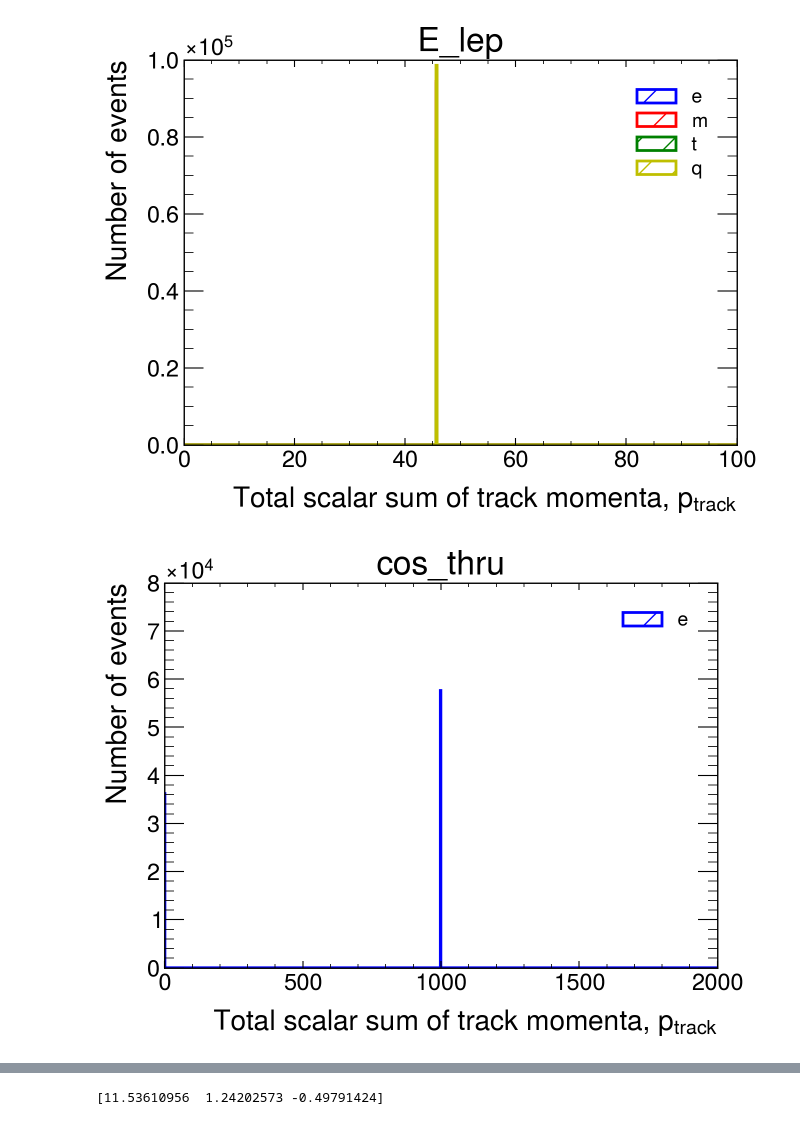
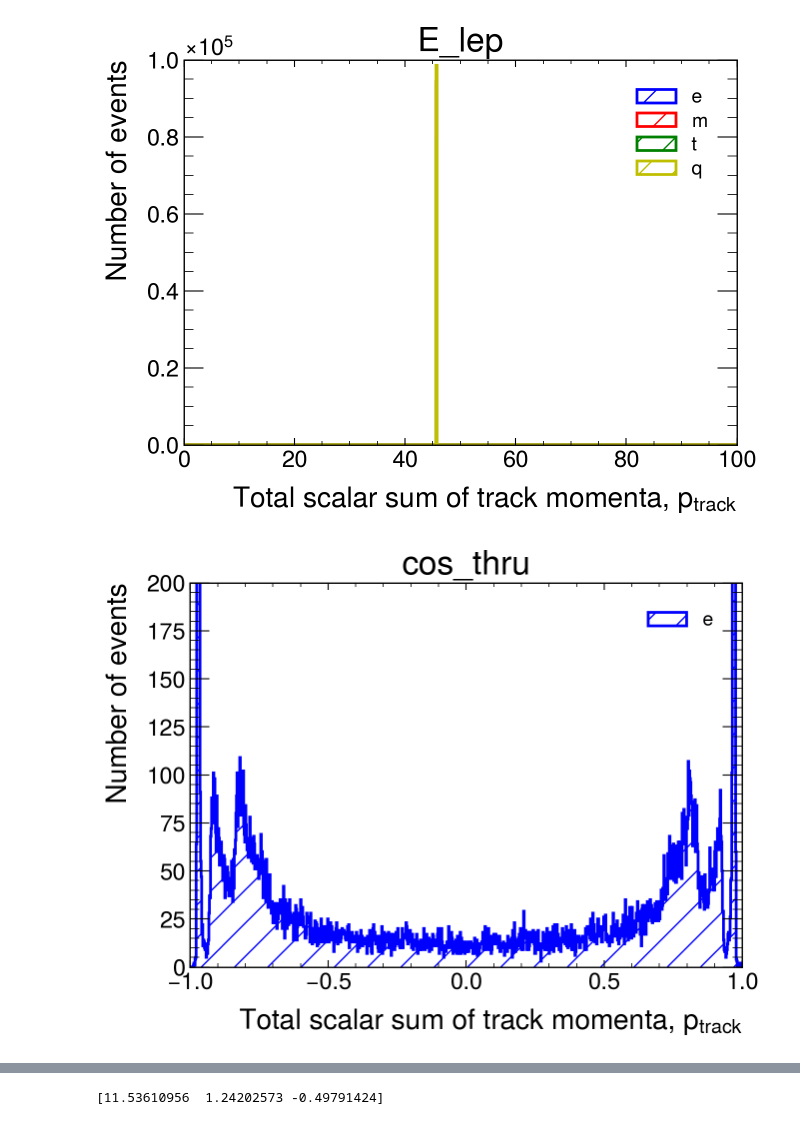
Before and after one commit to lukasg96/z0-precisionmeasurement, a Jupyter notebook: z0_experiment.ipynb, the cells around one changed output, grey strips where cells are left out. Cells and saved outputs as stored; diff of their text form; code cells hidden in the pictures.

```diff
--- a/z0_experiment.ipynb
+++ b/z0_experiment.ipynb
@@ -404,36 +388,36 @@ plt.show()
 # %%
 plt.style.use(mplhep.style.ATLAS) # You can load ATLAS/CMS/ALICE plot style
 plt.figure(figsize=(7,5))
 
 #bin_content, bin_edges, _ = plt.hist(pchar[mymask], bins=1000, range=(0.,200.), histtype='step',  linewidth=2, edgecolor='b', hatch='/', label='Pcharged')
 
-bin_content, bin_edges, _ = plt.hist(costhru[0], bins=1000, range=(-1,2000), histtype='step',  linewidth=2, edgecolor='b', hatch='/', label='e')
-#bin_content, bin_edges, _ = plt.hist(costhru[1], bins=1000, range=(-1,1.), histtype='step',  linewidth=2, edgecolor='r', hatch='/', label='m')
-#bin_content, bin_edges, _ = plt.hist(costhru[2], bins=1000, range=(-1,1.), histtype='step',  linewidth=2, edgecolor='g', hatch='/', label='t')
+bin_content, bin_edges, _ = plt.hist(costhru[0], bins=1000, range=(-1,1), histtype='step',  linewidth=2, edgecolor='b', hatch='/', label='e')
+bin_content, bin_edges, _ = plt.hist(costhru[1], bins=1000, range=(-1,1.), histtype='step',  linewidth=2, edgecolor='r', hatch='/', label='m')
+bin_content, bin_edges, _ = plt.hist(costhru[2], bins=1000, range=(-1,1.), histtype='step',  linewidth=2, edgecolor='g', hatch='/', label='t')
 #bin_content, bin_edges, _ = plt.hist(costhru[3], bins=1000, range=(-1,1.), histtype='step',  linewidth=2, edgecolor='y', hatch='/', label='q')
 #bin_content, bin_edges, _ = plt.hist(costhet[4], bins=1000, range=(0.,200.), histtype='step',  linewidth=2, edgecolor='black', hatch='/', label='sum', zorder=1)
 
 
 mid = 0.5*(bin_edges[1:] + bin_edges[:-1]) #Calculate midpoint of the bars
 
 error_sizes = np.sqrt(bin_content)
 
 #plt.errorbar(mid, bin_content, yerr=error_sizes, fmt='none', label='Errors')
 ### When producing an histogram, you can store the bin content and the edges of the bins in
 ###'bin_content', and 'bin_edges'
 #print(bin_content)
 #print(bin_edges)
 
 ### Show the plot on screen
 plt.legend()
 plt.title(var[5])
-plt.xlim(-1,2000)
-plt.ylim(0,8e4)
+plt.xlim(-1,1)
+plt.ylim(0,2e2)
 plt.xlabel('Total scalar sum of track momenta, $p_{track}$')
 plt.ylabel('Number of events')
 plt.show()
 # %% [output]
-[figure, old version]
+[figure, new version]
 # %%
 plt.style.use(mplhep.style.ATLAS) # You can load ATLAS/CMS/ALICE plot style
 plt.figure(figsize=(7,5))
```
Also changed, not shown: parts of 19 cells of this notebook.
